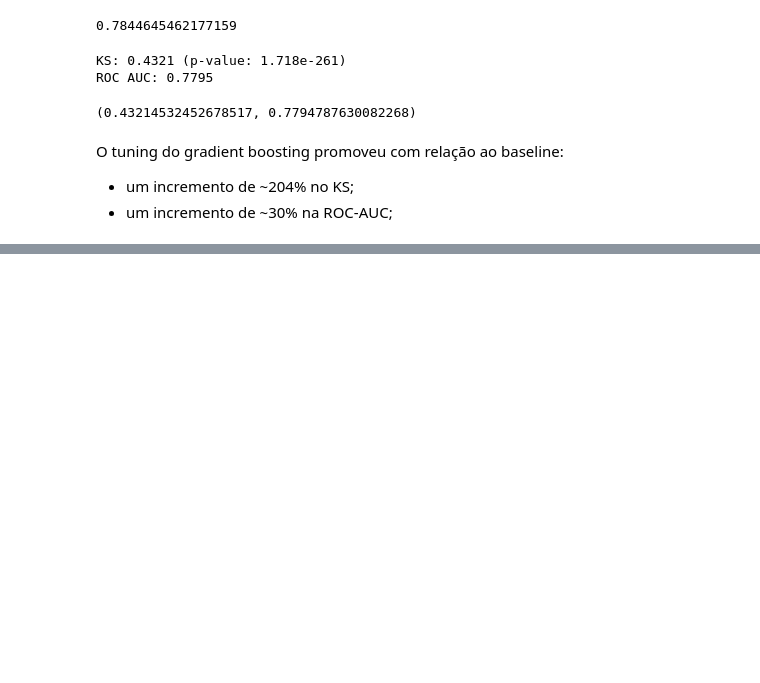
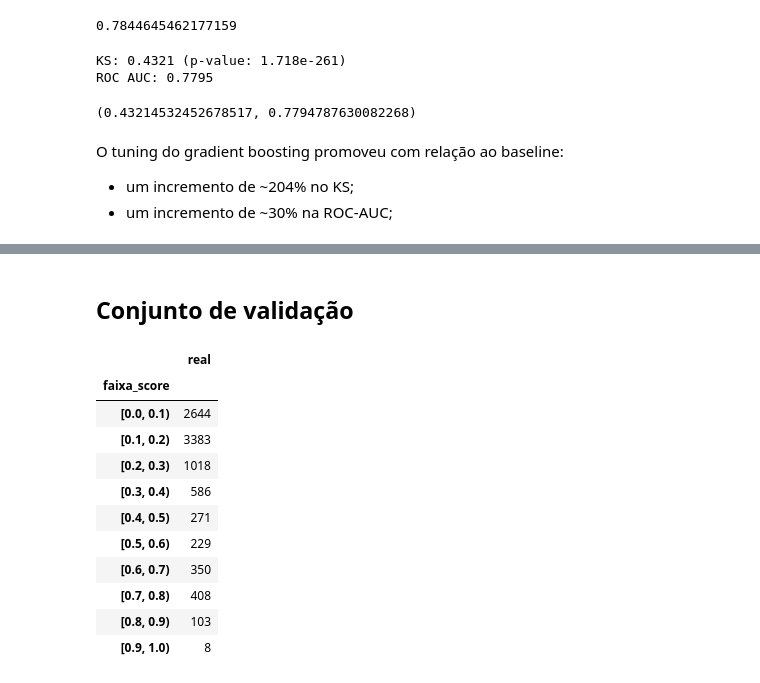
Before and after one commit to vitorcghub/caseNeon_creditmodel, a Jupyter notebook: caseNeon.ipynb, the cells around one changed output, grey strips where cells are left out. Saved outputs shown, nothing was run; the diff lists cells and outputs as text; code cells hidden in the pictures; blank space fills up the shorter version.

```diff
--- a/caseNeon.ipynb
+++ b/caseNeon.ipynb
@@ -856,0 +593,2 @@ for param in zip(params):
+# %% [markdown]
+## Conjunto de validação
@@ -856,0 +618,15 @@ for param in zip(params):
+# %%
+df_score.drop('proba', axis=1).groupby(['faixa_score']).count()
+# %% [output]
+|  | real |
+| faixa_score |  |
+| [0.0, 0.1) | 2644 |
+| [0.1, 0.2) | 3383 |
+| [0.2, 0.3) | 1018 |
+| [0.3, 0.4) | 586 |
+| [0.4, 0.5) | 271 |
+| [0.5, 0.6) | 229 |
+| [0.6, 0.7) | 350 |
+| [0.7, 0.8) | 408 |
+| [0.8, 0.9) | 103 |
+| [0.9, 1.0) | 8 |
```
Also changed, not shown: parts of 47 cells of this notebook.
